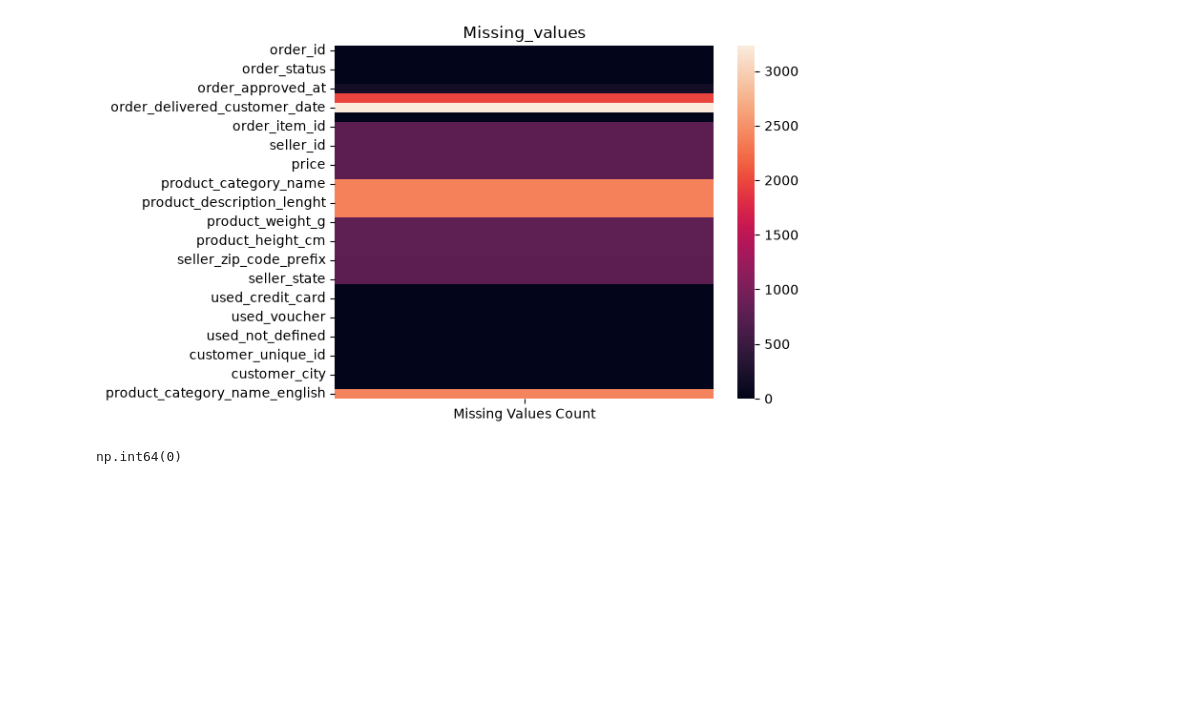
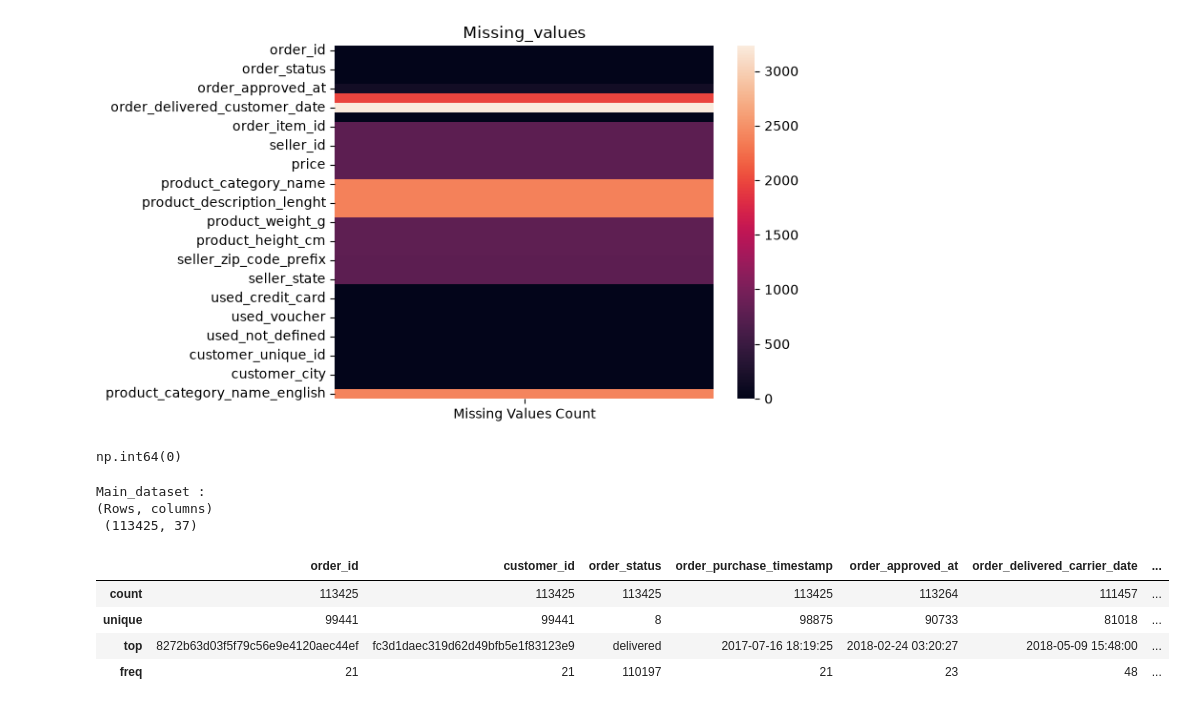
Before and after one commit to RISH-VERSION/Brazilian_E-Commerce_Olist_Data_Analytics_project, a Jupyter notebook: notebooks/DataUnderstanding.ipynb, the cells around one changed output. Drawn from its saved outputs; the diff is of its cells as text; code cells hidden in the pictures; blank space fills up the shorter version.

Commit message:
Understanding the dimensions and descriptive stats

```diff
--- a/notebooks/DataUnderstanding.ipynb
+++ b/notebooks/DataUnderstanding.ipynb
@@ -190,3 +190,19 @@ plt.show()
 main_df.duplicated().sum()
 # %% [output]
 np.int64(0)
+# %%
+# Dimensions
+print("Main_dataset : \n(Rows, columns)\n", main_df.shape)
+# %% [output]
+Main_dataset :
+(Rows, columns)
+ (113425, 37)
+# %%
+# Descriptive Stats for numerical features
+main_df.describe()
+# %% [output]
+|  | order_id | customer_id | order_status | order_purchase_timestamp | order_approved_at | order_delivered_carrier_date | ... |
+| count | 113425 | 113425 | 113425 | 113425 | 113264 | 111457 | ... |
+| unique | 99441 | 99441 | 8 | 98875 | 90733 | 81018 | ... |
+| top | 8272b63d03f5f79c56e9e4120aec44ef | fc3d1daec319d62d49bfb5e1f83123e9 | delivered | 2017-07-16 18:19:25 | 2018-02-24 03:20:27 | 2018-05-09 15:48:00 | ... |
+| freq | 21 | 21 | 110197 | 21 | 23 | 48 | ... |
```
Also changed, not shown: parts of 1 cell of this notebook, 1 other file.
